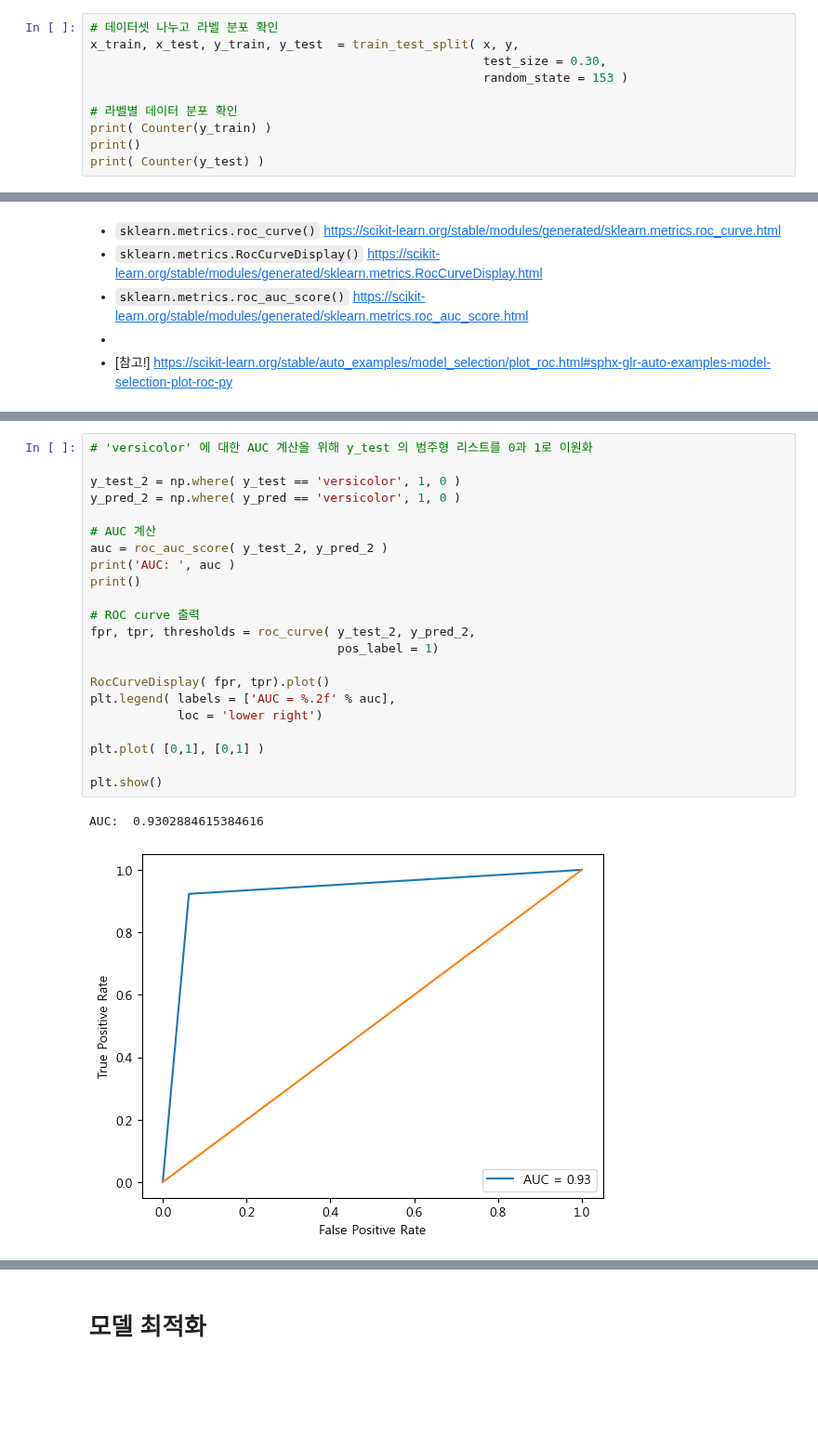
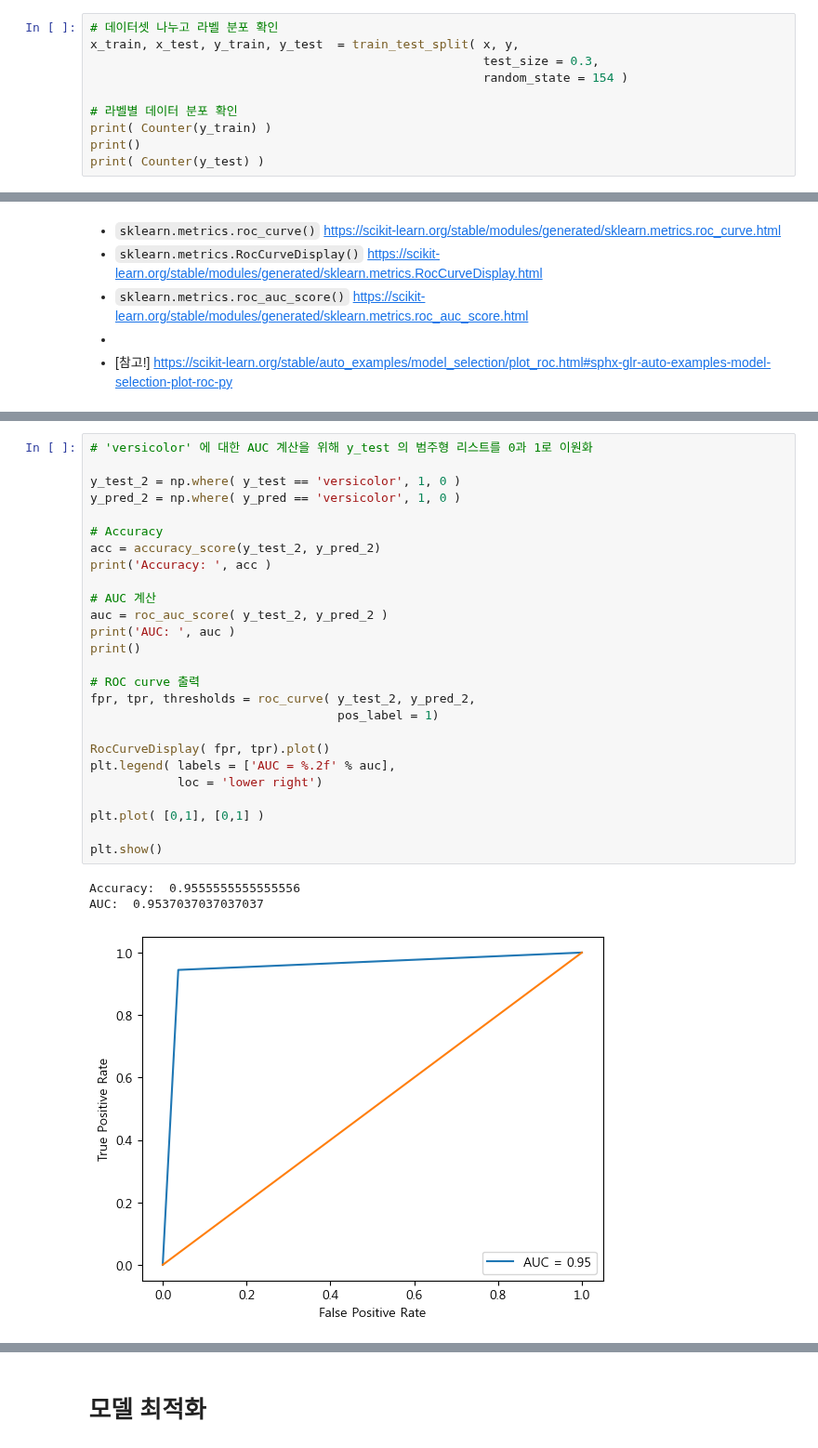
Before and after one commit to anjuiswhat/TIL, a Jupyter notebook: ADP_study/Python/5_정형 데이터마이닝/분류/정리_의사결정나무.ipynb, the cells around one changed output, grey strips where cells are left out. Shown at 93% size. Drawn from its saved outputs; the diff is of its cells as text; blank space fills up the shorter version.

```diff
--- a/ADP_study/Python/5_정형 데이터마이닝/분류/정리_의사결정나무.ipynb
+++ b/ADP_study/Python/5_정형 데이터마이닝/분류/정리_의사결정나무.ipynb
@@ -101,8 +102,8 @@ y = df_iris.iloc[:, 4 ]
 # %%
 # 데이터셋 나누고 라벨 분포 확인
 x_train, x_test, y_train, y_test  = train_test_split( x, y,
-                                                      test_size = 0.30,
-                                                      random_state = 153 )
+                                                      test_size = 0.3,
+                                                      random_state = 154 )
 
 # 라벨별 데이터 분포 확인
 print( Counter(y_train) )
@@ -318,28 +277,33 @@ AUC:  1.0
 # %%
 # 'versicolor' 에 대한 AUC 계산을 위해 y_test 의 범주형 리스트를 0과 1로 이원화
 
 y_test_2 = np.where( y_test == 'versicolor', 1, 0 )
 y_pred_2 = np.where( y_pred == 'versicolor', 1, 0 )
+
+# Accuracy
+acc = accuracy_score(y_test_2, y_pred_2)
+print('Accuracy: ', acc )
 
 # AUC 계산
 auc = roc_auc_score( y_test_2, y_pred_2 )
 print('AUC: ', auc )
 print()
 
 # ROC curve 출력
 fpr, tpr, thresholds = roc_curve( y_test_2, y_pred_2,
                                   pos_label = 1)
 
 RocCurveDisplay( fpr, tpr).plot()
 plt.legend( labels = ['AUC = %.2f' % auc],
             loc = 'lower right')
 
 plt.plot( [0,1], [0,1] )
 
 plt.show()
 # %% [output]
-AUC:  0.9302884615384616
+Accuracy:  0.9555555555555556
+AUC:  0.9537037037037037
-[figure, old version]
+[figure, new version]
 # %%
 # 'virginica' 에 대한 AUC 계산을 위해 y_test 의 범주형 리스트를 0과 1로 이원화
 y_test_3 = np.where( y_test == 'virginica', 1, 0 )
```
Also changed, not shown: parts of 64 cells of this notebook.
